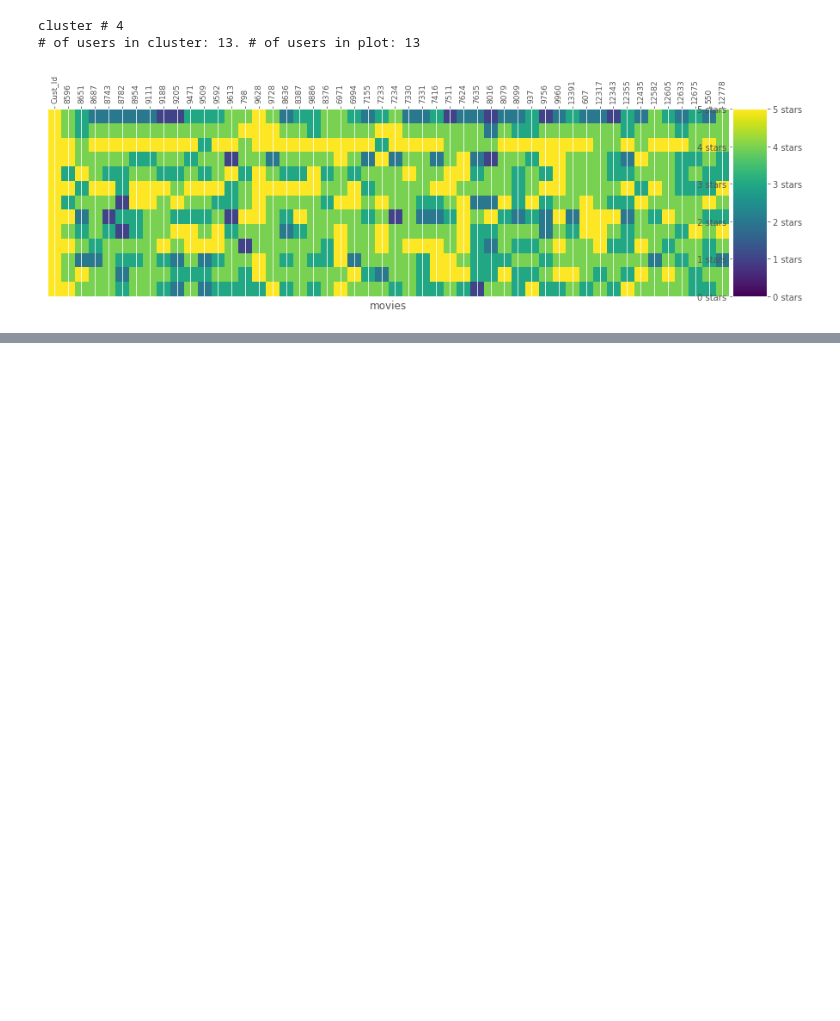
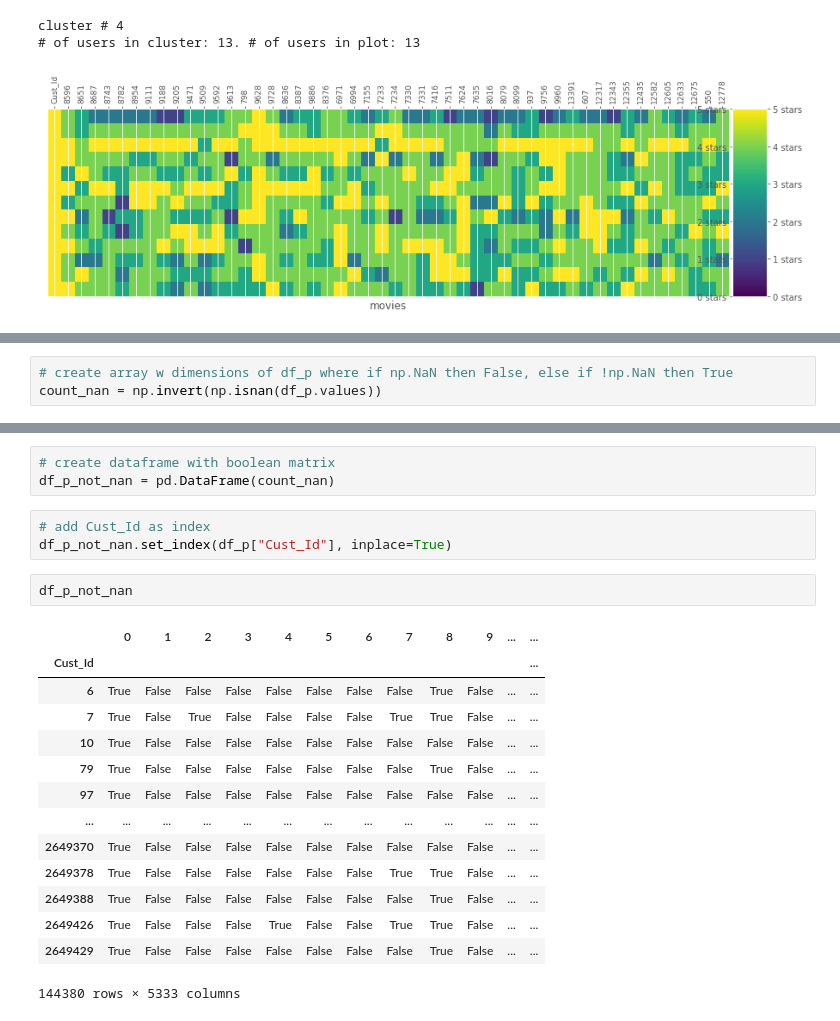
Before and after one commit to stevenbowler/NetflixStudy, a Jupyter notebook: notebooks/netflixstudyEDAv3.ipynb, the cells around one changed output, grey strips where cells are left out. Cells and saved outputs as stored; diff of their text form; blank space fills up the shorter version.

```diff
--- a/notebooks/netflixstudyEDAv3.ipynb
+++ b/notebooks/netflixstudyEDAv3.ipynb
@@ -358,0 +380,3 @@ cluster # 4
+# %%
+# create array w dimensions of df_p where if np.NaN then False, else if !np.NaN then True
+count_nan = np.invert(np.isnan(df_p.values))
@@ -358,0 +393,23 @@ cluster # 4
+# %%
+# create dataframe with boolean matrix
+df_p_not_nan = pd.DataFrame(count_nan)
+# %%
+# add Cust_Id as index
+df_p_not_nan.set_index(df_p["Cust_Id"], inplace=True)
+# %%
+df_p_not_nan
+# %% [output]
+|  | 0 | 1 | 2 | 3 | 4 | 5 | 6 | 7 | 8 | 9 | ... | ... |
+| Cust_Id |  |  |  |  |  |  |  |  |  |  |  | ... |
+| 6 | True | False | False | False | False | False | False | False | True | False | ... | ... |
+| 7 | True | False | True | False | False | False | False | True | True | False | ... | ... |
+| 10 | True | False | False | False | False | False | False | False | False | False | ... | ... |
+| 79 | True | False | False | False | False | False | False | False | True | False | ... | ... |
+| 97 | True | False | False | False | False | False | False | False | False | False | ... | ... |
+| ... | ... | ... | ... | ... | ... | ... | ... | ... | ... | ... | ... | ... |
+| 2649370 | True | False | False | False | False | False | False | False | False | False | ... | ... |
+| 2649378 | True | False | False | False | False | False | False | True | True | False | ... | ... |
+| 2649388 | True | False | False | False | False | False | False | False | True | False | ... | ... |
+| 2649426 | True | False | False | False | True | False | False | True | True | False | ... | ... |
+| 2649429 | True | False | False | False | False | False | False | False | True | False | ... | ... |
+144380 rows × 5333 columns
```
Also changed, not shown: parts of 21 cells of this notebook, 3 other files.
